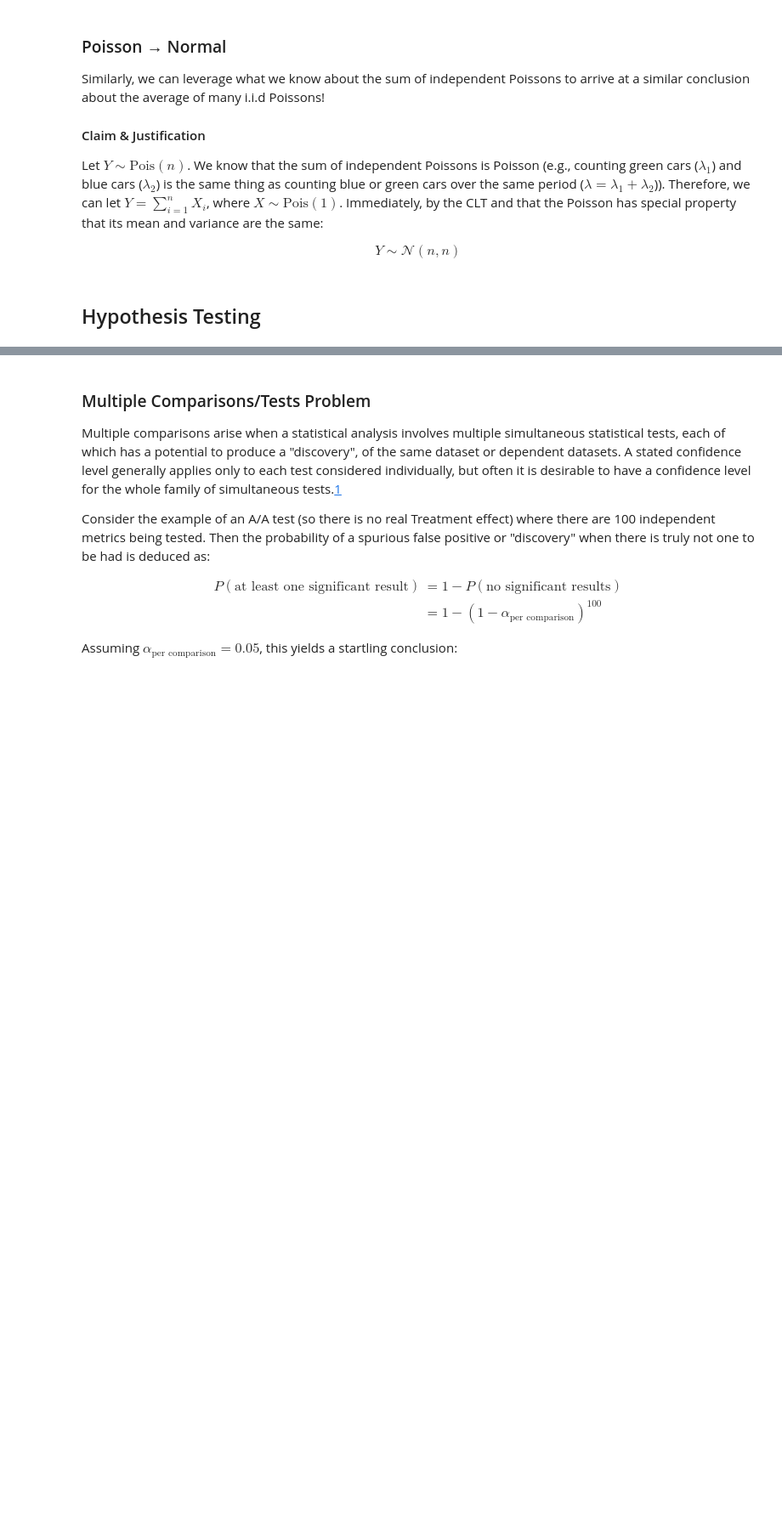
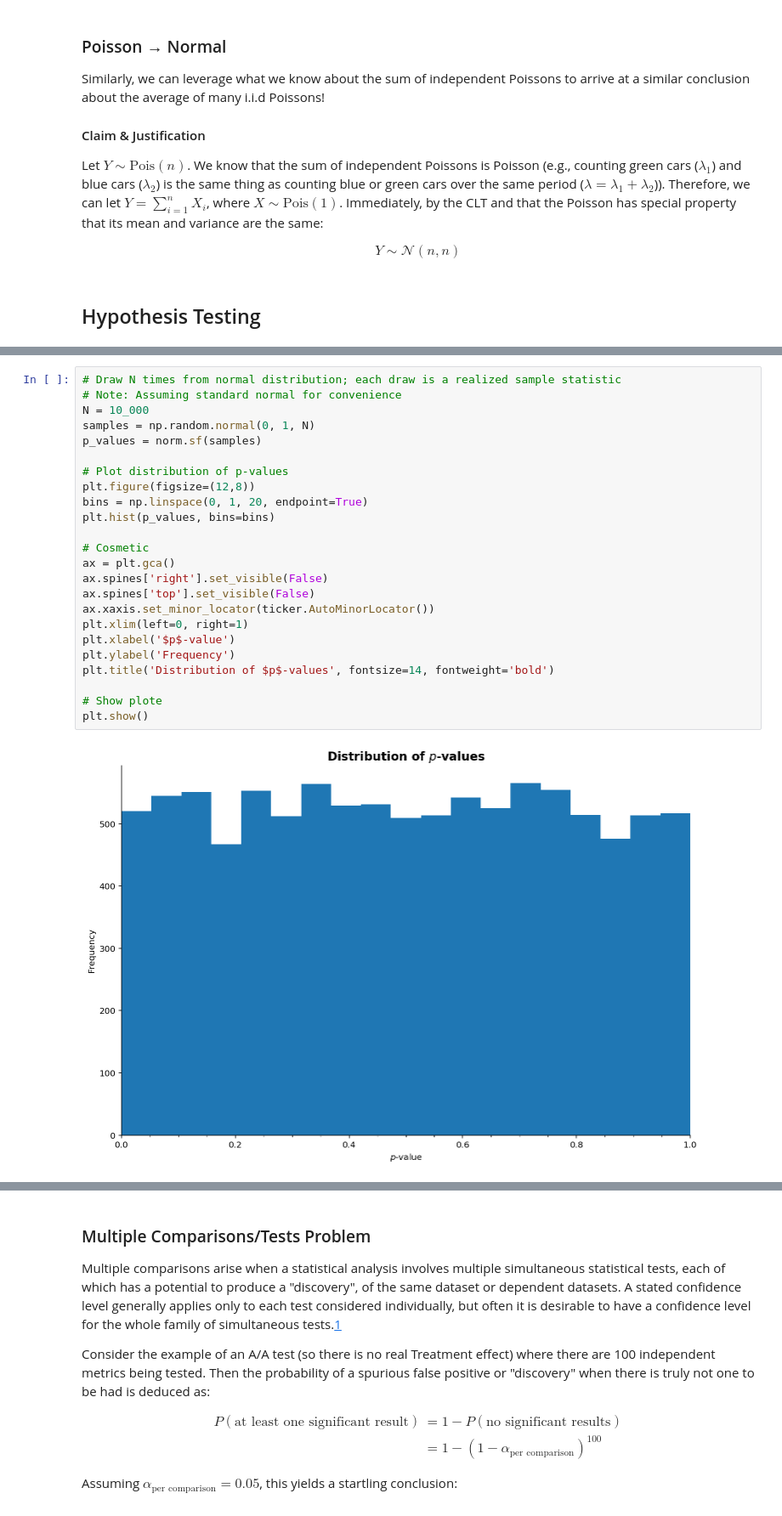
Before and after one commit to Per48edjes/Misc-Math-Practice, a Jupyter notebook: prob_stat_notes.ipynb, the cells around one changed output, grey strips where cells are left out. Shown at 85% size. Cells and saved outputs as stored; diff of their text form; blank space fills up the shorter version.

Commit message:
Clarify FDR; uniform distribution of p-values

```diff
--- a/prob_stat_notes.ipynb
+++ b/prob_stat_notes.ipynb
@@ -250,0 +281,26 @@ $$
+# %%
+# Draw N times from normal distribution; each draw is a realized sample statistic
+# Note: Assuming standard normal for convenience
+N = 10_000
+samples = np.random.normal(0, 1, N)
+p_values = norm.sf(samples)
+
+# Plot distribution of p-values
+plt.figure(figsize=(12,8))
+bins = np.linspace(0, 1, 20, endpoint=True)
+plt.hist(p_values, bins=bins)
+
+# Cosmetic
+ax = plt.gca()
+ax.spines['right'].set_visible(False)
+ax.spines['top'].set_visible(False)
+ax.xaxis.set_minor_locator(ticker.AutoMinorLocator())
+plt.xlim(left=0, right=1)
+plt.xlabel('$p$-value')
+plt.ylabel('Frequency')
+plt.title('Distribution of $p$-values', fontsize=14, fontweight='bold')
+
+# Show plote
+plt.show()
+# %% [output]
+[figure, added]
```
Also changed, not shown: parts of 30 cells of this notebook.
